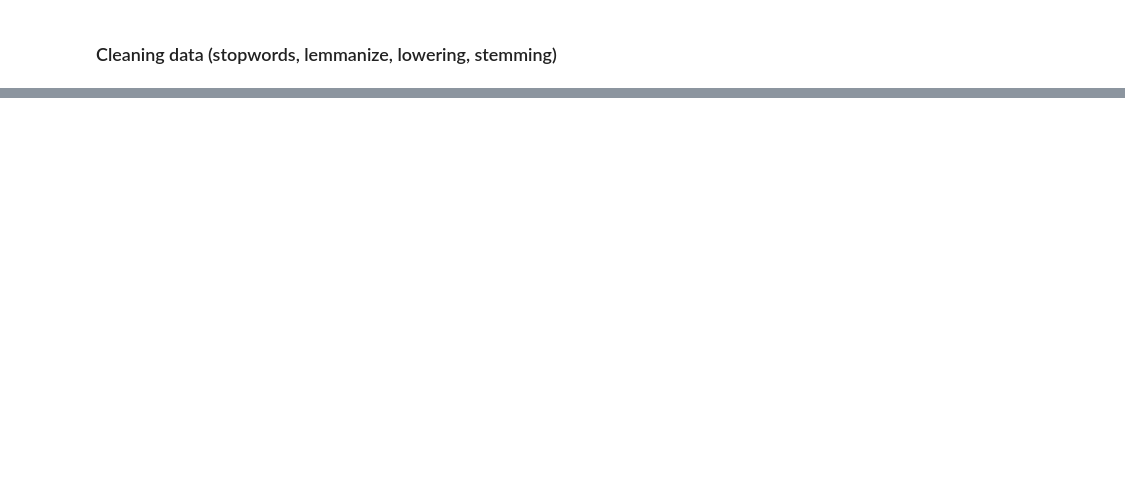
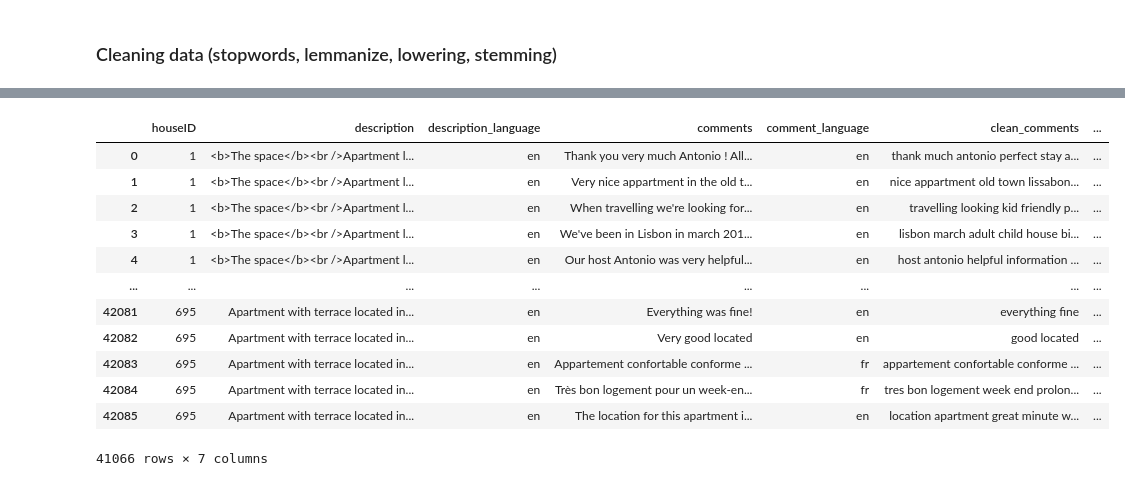
Before and after one commit to beatrizdsantosss/Text-mining-project-, a Jupyter notebook: NLP_45.ipynb, the cells around one changed output, grey strips where cells are left out. Cells and saved outputs as stored; diff of their text form; code cells hidden in the pictures; blank space fills up the shorter version.

```diff
--- a/NLP_45.ipynb
+++ b/NLP_45.ipynb
@@ -1214,0 +1218,10 @@ test_merged_data_demojized.drop('host_about', axis=1, inplace=True)
+# %%
+supported_languages_nltk = [
+    'ar', 'da', 'en', 'nl', 'fi', 'fr', 'de', 'hu', 'it',
+    'no', 'nl', 'pt', 'ro', 'ru', 'es', 'sv'
+]
+
+X_train_filtered = X_train[
+    X_train['comment_language'].isin(supported_languages_nltk) &
+    X_train['description_language'].isin(supported_languages_nltk)
+]
@@ -1214,0 +1263,6 @@ test_merged_data_demojized.drop('host_about', axis=1, inplace=True)
+# %%
+X_val_filtered = X_val[X_val['comment_language'].isin(supported_languages_nltk) & X_val['description_language'].isin(supported_languages_nltk)]
+test_merged_data_filtered = test_merged_data_demojized[test_merged_data_demojized['comment_language'].isin(supported_languages_nltk) & test_merged_data_demojized['description_language'].isin(supported_languages_nltk)]
+# %%
+X_val= X_val_filtered.copy()
+test_merged_data_demojized  = test_merged_data_filtered.copy()
@@ -1565,0 +1495,16 @@ X_train["comments"] = X_train['comments'].apply(word_tokenize)
+# %%
+test_clean
+# %% [output]
+|  | houseID | description | description_language | comments | comment_language | clean_comments | ... |
+| 0 | 1 | <b>The space</b><br />Apartment l... | en | Thank you very much Antonio ! All... | en | thank much antonio perfect stay a... | ... |
+| 1 | 1 | <b>The space</b><br />Apartment l... | en | Very nice appartment in the old t... | en | nice appartment old town lissabon... | ... |
+| 2 | 1 | <b>The space</b><br />Apartment l... | en | When travelling we're looking for... | en | travelling looking kid friendly p... | ... |
+| 3 | 1 | <b>The space</b><br />Apartment l... | en | We've been in Lisbon in march 201... | en | lisbon march adult child house bi... | ... |
+| 4 | 1 | <b>The space</b><br />Apartment l... | en | Our host Antonio was very helpful... | en | host antonio helpful information ... | ... |
+| ... | ... | ... | ... | ... | ... | ... | ... |
+| 42081 | 695 | Apartment with terrace located in... | en | Everything was fine! | en | everything fine | ... |
+| 42082 | 695 | Apartment with terrace located in... | en | Very good located | en | good located | ... |
+| 42083 | 695 | Apartment with terrace located in... | en | Appartement confortable conforme ... | fr | appartement confortable conforme ... | ... |
+| 42084 | 695 | Apartment with terrace located in... | en | Très bon logement pour un week-en... | fr | tres bon logement week end prolon... | ... |
+| 42085 | 695 | Apartment with terrace located in... | en | The location for this apartment i... | en | location apartment great minute w... | ... |
+41066 rows × 7 columns
```
Also changed, not shown: parts of 32 cells of this notebook.
